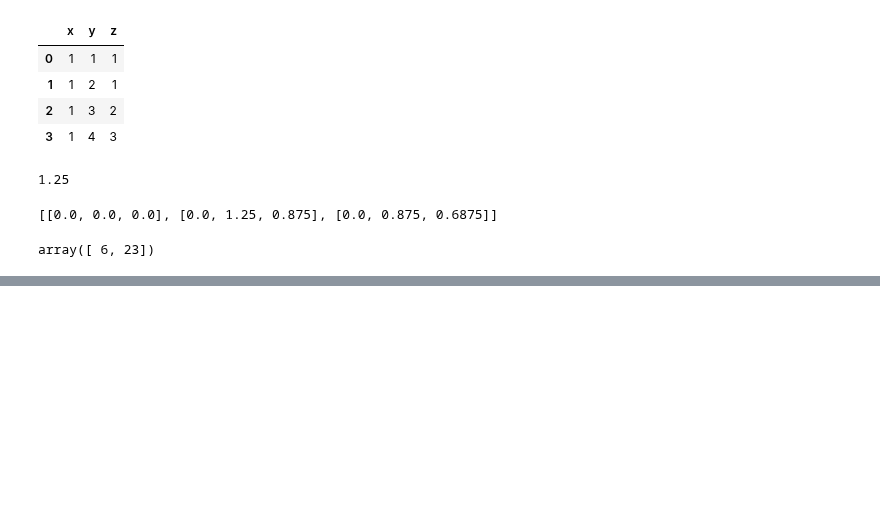
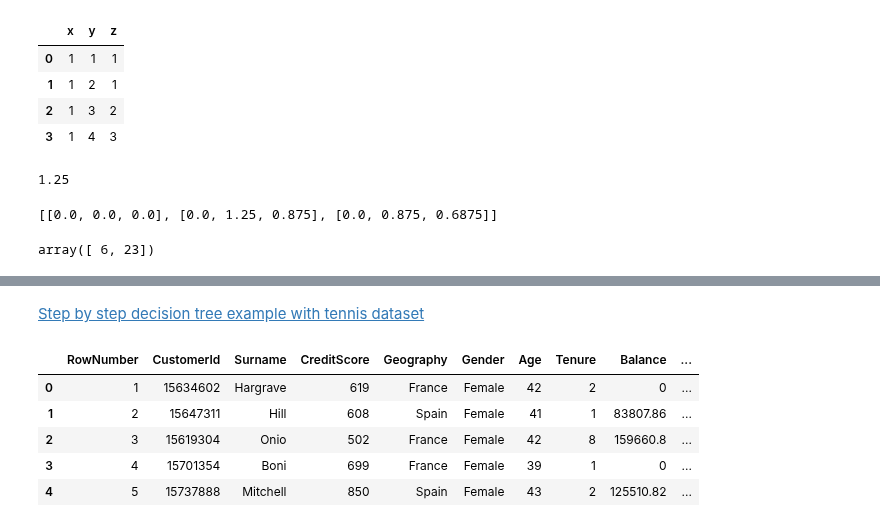
Before and after one commit to jshams/DS-2.1-machine-learning, a Jupyter notebook: notes.ipynb, the cells around one changed output, grey strips where cells are left out. Saved outputs shown, nothing was run; the diff lists cells and outputs as text; code cells hidden in the pictures; blank space fills up the shorter version.

```diff
--- a/notes.ipynb
+++ b/notes.ipynb
@@ -710,0 +743,15 @@ SyntaxError: invalid syntax (<ipython-input-61-c1b04580966f>, line 1)
+# %% [markdown]
+<a href='https://sefiks.com/2017/11/20/a-step-by-step-id3-decision-tree-example'>Step by step decision tree example with tennis dataset</a>
+# %%
+f = open('datasets/churn_modeling.txt')
+churn_data = [line.split(',') for line in f.read().split('\n')]
+f.close()
+churn_features = churn_data[0]
+pd.DataFrame(churn_data[1:], columns = churn_features).head()
+# %% [output]
+|  | RowNumber | CustomerId | Surname | CreditScore | Geography | Gender | Age | Tenure | Balance | ... |
+| 0 | 1 | 15634602 | Hargrave | 619 | France | Female | 42 | 2 | 0 | ... |
+| 1 | 2 | 15647311 | Hill | 608 | Spain | Female | 41 | 1 | 83807.86 | ... |
+| 2 | 3 | 15619304 | Onio | 502 | France | Female | 42 | 8 | 159660.8 | ... |
+| 3 | 4 | 15701354 | Boni | 699 | France | Female | 39 | 1 | 0 | ... |
+| 4 | 5 | 15737888 | Mitchell | 850 | Spain | Female | 43 | 2 | 125510.82 | ... |
```
Also changed, not shown: parts of 28 cells of this notebook.
